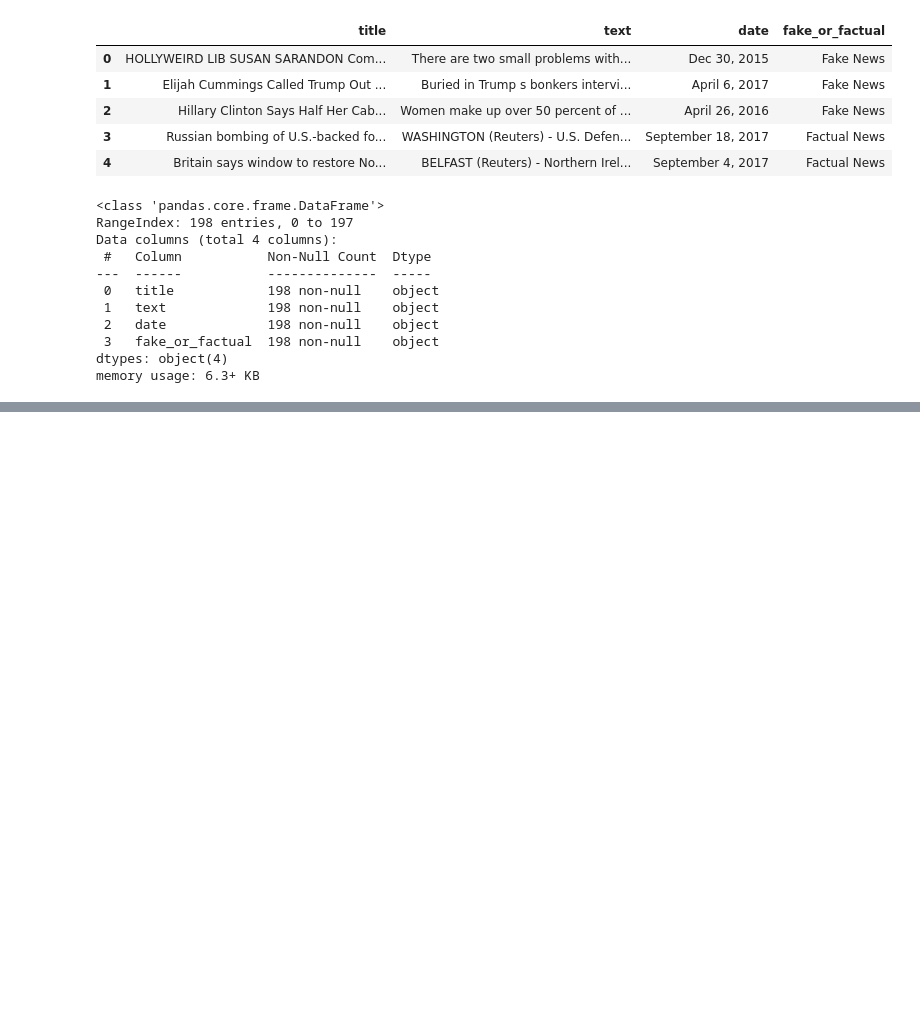
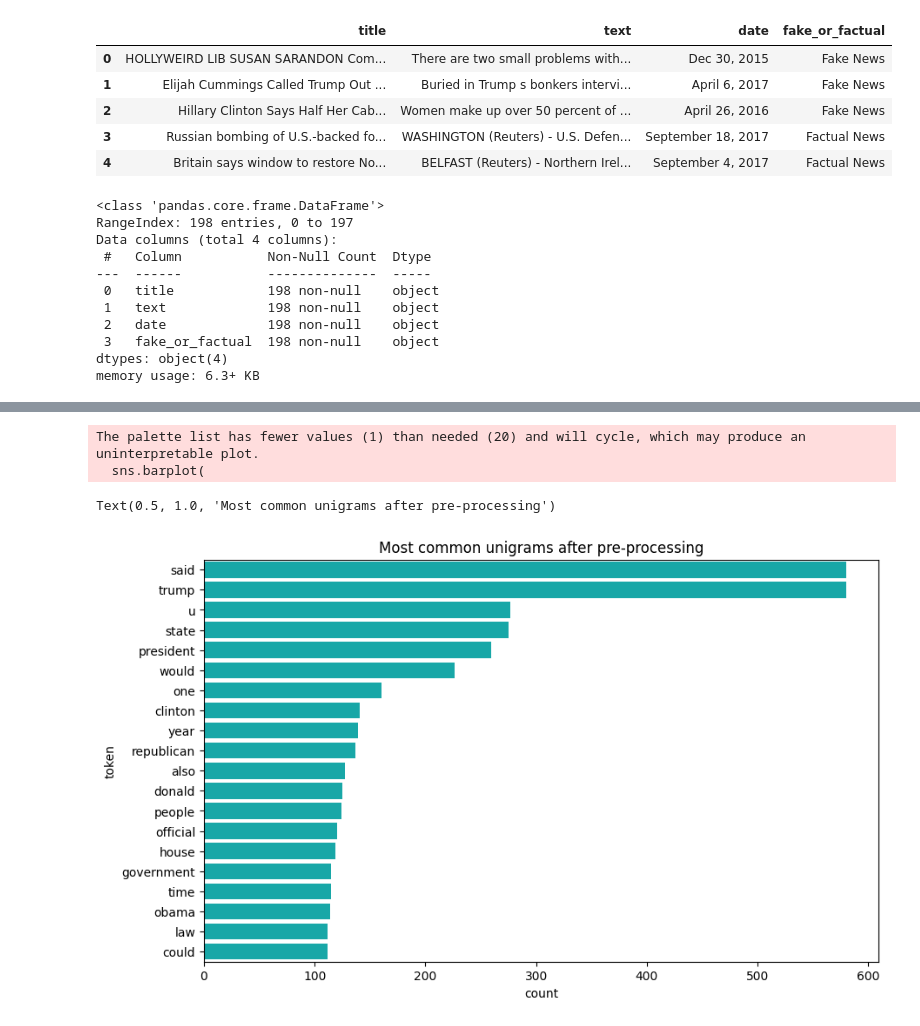
Before and after one commit to FrazerJHogg/Udemy-AI-Engineer-NLP, a Jupyter notebook: NLP_fake_news.ipynb, the cells around one changed output, grey strips where cells are left out. Drawn from its saved outputs; the diff is of its cells as text; code cells hidden in the pictures; blank space fills up the shorter version.

```diff
--- a/NLP_fake_news.ipynb
+++ b/NLP_fake_news.ipynb
@@ -55,0 +367,5 @@ Error:
+# %%
+data['text_clear'] = data.apply(lambda x: word_tokenize(x['text_clear']), axis=1)
+# %%
+lemmatizer = WordNetLemmatizer()
+data['text_clear'] = data['text_clear'].apply(lambda tokens: [lemmatizer.lemmatize(token) for token in tokens])
@@ -55,0 +381,5 @@ Error:
+# %%
+tokens_clean = sum(data['text_clear'], [])
+# %%
+unigrams = (pd.Series(nltk.ngrams(tokens_clean, 1)).value_counts().reset_index())
+print(unigrams[:10])
@@ -55,0 +398,17 @@ Error:
+# %%
+unigrams['token'] = unigrams['index'].apply(lambda x: x[0])
+
+sns.barplot(
+    x='count',
+    y='token',
+    data=unigrams[:20],
+    palette=[default_plot_color],
+    hue='token',
+    orient='h',
+    legend=False
+).set_title('Most common unigrams after pre-processing')
+# %% [output]
+The palette list has fewer values (1) than needed (20) and will cycle, which may produce an uninterpretable plot.
+  sns.barplot(
+Text(0.5, 1.0, 'Most common unigrams after pre-processing')
+[figure, added]
```
Also changed, not shown: parts of 65 cells of this notebook.
